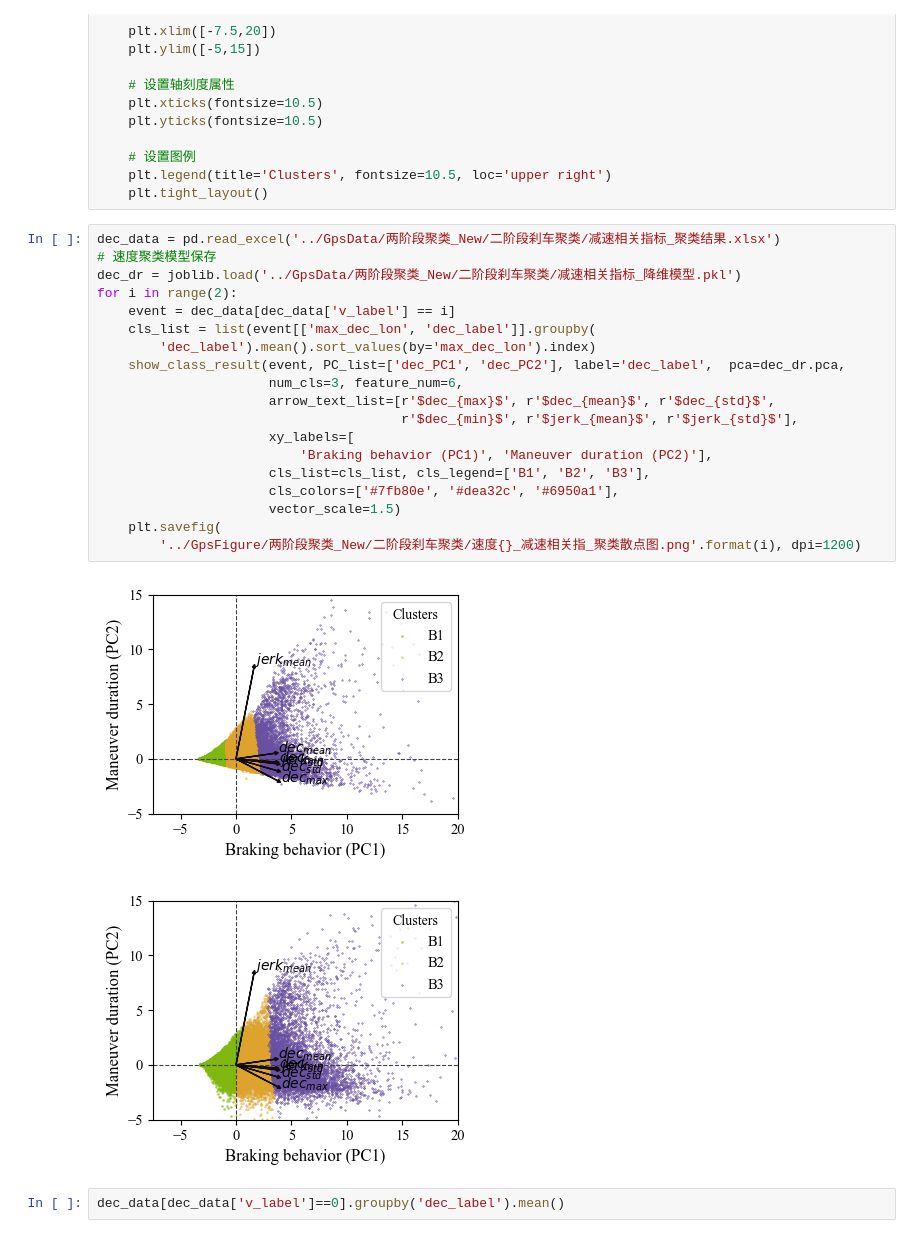
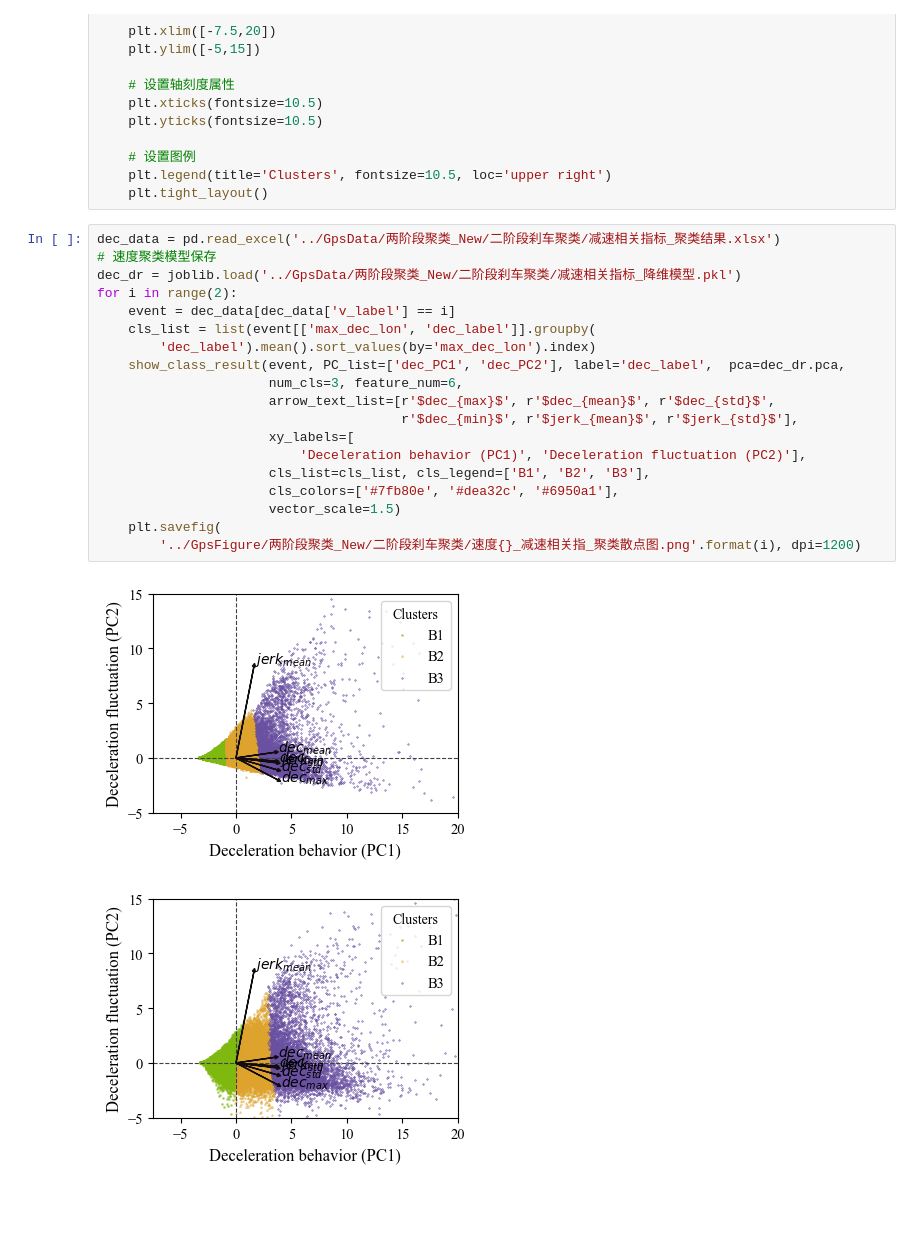
Before and after one commit to ZhangJianhua0728/GpsDataProcess, a Jupyter notebook: Main_刹车事件二阶段聚类.ipynb, the cells around one changed output. Cells and saved outputs as stored; diff of their text form; blank space fills up the shorter version.

```diff
--- a/Main_刹车事件二阶段聚类.ipynb
+++ b/Main_刹车事件二阶段聚类.ipynb
@@ -162,24 +162,22 @@ def show_class_result(data:pd.DataFrame, PC_list:list, label:str, pca, num_cls:i
 # %%
 dec_data = pd.read_excel('../GpsData/两阶段聚类_New/二阶段刹车聚类/减速相关指标_聚类结果.xlsx')
 # 速度聚类模型保存
 dec_dr = joblib.load('../GpsData/两阶段聚类_New/二阶段刹车聚类/减速相关指标_降维模型.pkl')
 for i in range(2):
     event = dec_data[dec_data['v_label'] == i]
     cls_list = list(event[['max_dec_lon', 'dec_label']].groupby(
         'dec_label').mean().sort_values(by='max_dec_lon').index)
     show_class_result(event, PC_list=['dec_PC1', 'dec_PC2'], label='dec_label',  pca=dec_dr.pca,
                       num_cls=3, feature_num=6,
                       arrow_text_list=[r'$dec_{max}$', r'$dec_{mean}$', r'$dec_{std}$',
                                        r'$dec_{min}$', r'$jerk_{mean}$', r'$jerk_{std}$'],
                       xy_labels=[
-                          'Braking behavior (PC1)', 'Maneuver duration (PC2)'],
+                          'Deceleration behavior (PC1)', 'Deceleration fluctuation (PC2)'],
                       cls_list=cls_list, cls_legend=['B1', 'B2', 'B3'],
                       cls_colors=['#7fb80e', '#dea32c', '#6950a1'],
                       vector_scale=1.5)
     plt.savefig(
         '../GpsFigure/两阶段聚类_New/二阶段刹车聚类/速度{}_减速相关指_聚类散点图.png'.format(i), dpi=1200)
 # %% [output]
-[figure, old version]
+[figure, new version]
-[figure, old version]
+[figure, new version]
-# %%
-dec_data[dec_data['v_label']==0].groupby('dec_label').mean()
```
Also changed, not shown: parts of 5 cells of this notebook, 2 other files.
